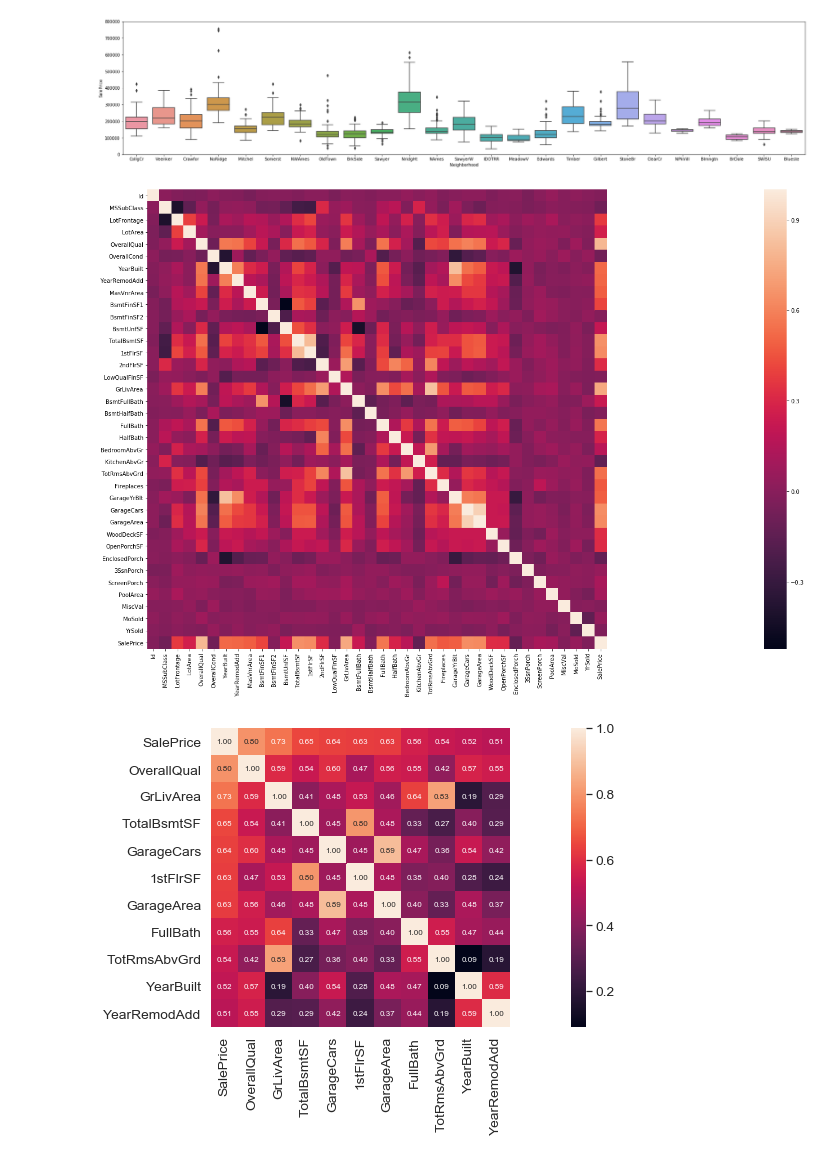
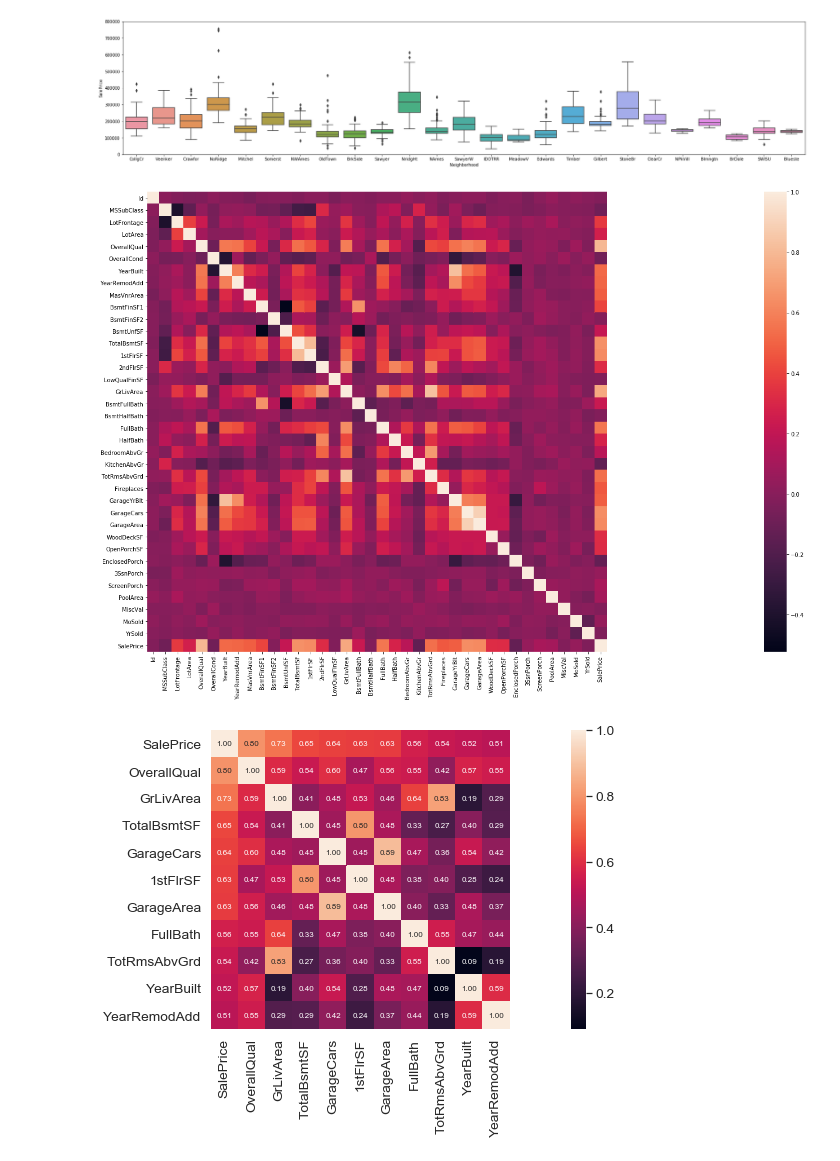
Before and after one commit to UmerTariq1/House-Price-Regression-With-EDA, a Jupyter notebook: Data Exploration .ipynb, the cells around one changed output. Drawn from its saved outputs; the diff is of its cells as text; code cells hidden in the pictures.

```diff
--- a/Data Exploration .ipynb
+++ b/Data Exploration .ipynb
@@ -11,6 +40,25 @@ pd.set_option('display.max_columns', 100)
 # %% [markdown]
 ### FUNCTIONS
 # %%
+## Plotting and general functions
+
+'''
+@params:
+corr = correlation matrix that you get from df.corr()
+fig_size_x : int = figure size width
+fig_size_y : int = figure size height
+
+@returns:
+    colored correlation matrix. just print the return value
+'''
+
+def GetCorrelation(corr,fig_size_x=15,fig_size_y=15):
+    corrmat = df.corr()
+    f, ax = plt.subplots(figsize=(fig_size_x, fig_size_y))
+    sns.heatmap(corrmat, square=True);
+
+
+
 #Checking the relationships between variables and saleprice
 def Scatter_plot(var,targetVariable="SalePrice"):
     data = pd.concat([df[targetVariable],df[var]],axis=1)
@@ -32,7 +80,7 @@ def Cat_plot(var,targetVariable="SalePrice"):
     numberOfColumns = number of values against targetVariable should be compared with (top k variables with highest correlation)
     largestCorrelation : true if values with largest corrleation is wanted and false otherwise
 """
-def getTopCorrelationColumns(df, targetVariable, numberOfColumns, largestCorrelation):
+def getTopCorrelationColumnsNames(df, targetVariable, numberOfColumns, largestCorrelation):
     corrmat = df.corr()
     if largestCorrelation==True:
         return corrmat.nlargest(numberOfColumns, targetVariable)[targetVariable].index
@@ -49,7 +97,7 @@ def getTopCorrelationColumns(df, targetVariable, numberOfColumns, largestCorrela
 """
 
 def HeatmapWithCorrelationValues(df, targetVariable, numberOfColumns=10, largestCorrelation=True):
-    cols = getTopCorrelationColumns(df,targetVariable,numberOfColumns,largestCorrelation=largestCorrelation)
+    cols = getTopCorrelationColumnsNames(df,targetVariable,numberOfColumns,largestCorrelation=largestCorrelation)
     cm = np.corrcoef(df[cols].values.T)
     sns.set(font_scale=1.25)
     f, ax = plt.subplots(figsize=(numberOfColumns*2, numberOfColumns*0.5))
@@ -70,5 +118,17 @@ def getNullStats(df):
     total = df.isnull().sum().sort_values(ascending=False).head(NumberOfColumnsWithNullvalues)
     dataType =  df.isnull().sum().sort_values(ascending=False).head(NumberOfColumnsWithNullvalues)
     return NumberOfColumnsWithNullvalues, pd.concat([total,percent],axis=1,keys = ['Total Null Values','Null Percentage'])
+
+
+'''
+@params:
+ missingData : dataframe = dataframe with column name and number of null values in that column (under "Total Null Values" column in missingData dataframe)
+ df : dataframe = dataframe whose columns you want to remove
+ MinimumThreshold : int = minimum acceptable value for missing data's 'Total Null Values'. Any column having value bigger than threshold will be removed
+@returns:
+ shortened dataframe
+'''
+def RemoveColumnsFromData_ForCorrelationThreshold(missingData,df,MinimumThreshold):
+    return df.drop( (missingData[missingData['Total Null Values']>MinimumThreshold]) .index, 1)   # >1 because we dont want to delete Electirc feature completely
 # %%
 df = pd.read_csv("data/train.csv")
@@ -191,11 +252,10 @@ fig.axis(ymin=0, ymax=800000);
 [figure]
 # %%
 #correlation matrix
-corrmat = df.corr()
-f, ax = plt.subplots(figsize=(100, 15))
-sns.heatmap(corrmat, square=True);
+
+GetCorrelation(df,100,15)
 # %% [output]
-[figure, old version]
+[figure, new version]
 # %%
 #Finding top 10 features corelated to SalePrice
 HeatmapWithCorrelationValues(df=df,targetVariable="SalePrice", numberOfColumns=11, largestCorrelation=True) #11 because i want first 10 except sale price
```
Also changed, not shown: parts of 20 cells of this notebook.
